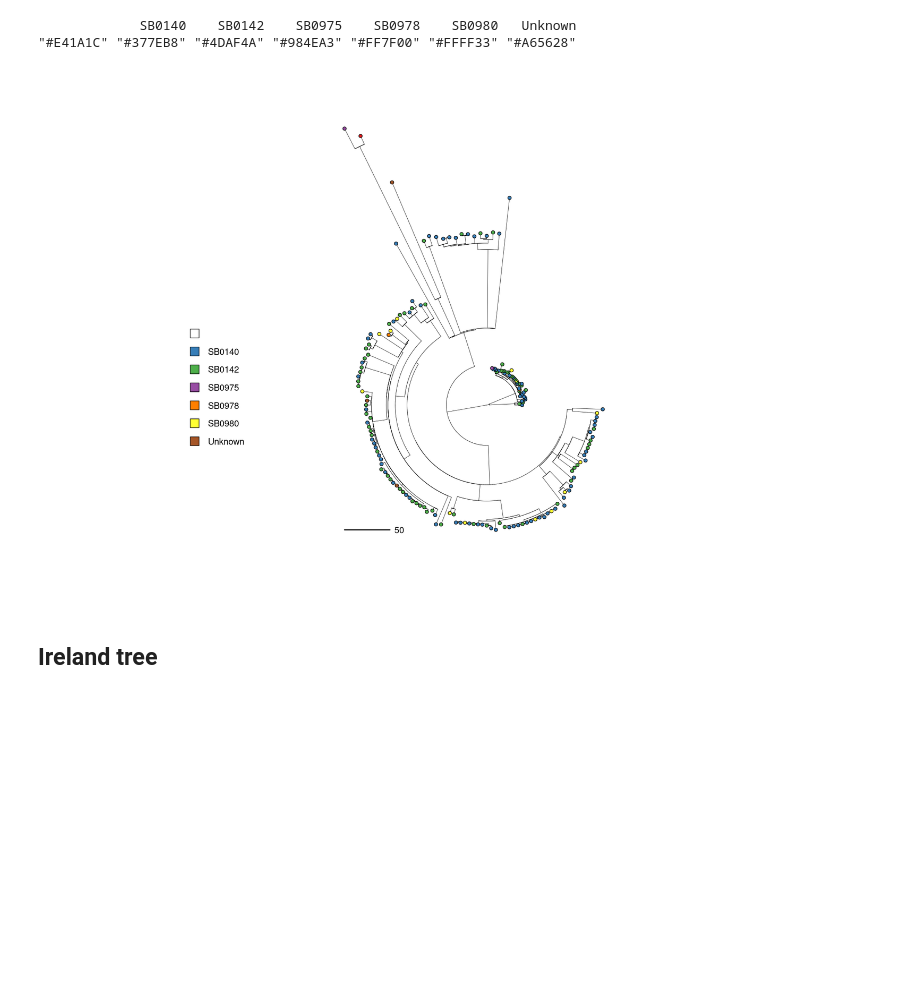
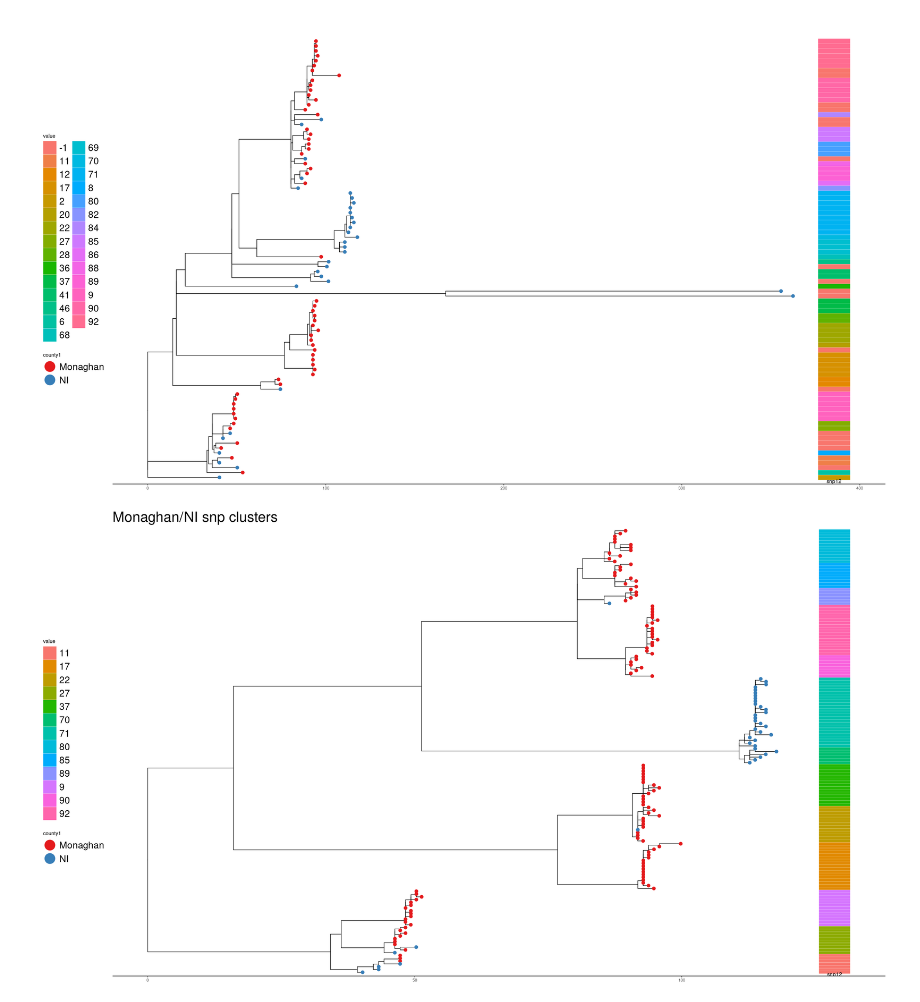
Before and after one commit to dmnfarrell/snipgenie, a Jupyter notebook: notebooks/lineages_tree.ipynb, the cells around one changed output. Saved outputs shown, nothing was run; the diff lists cells and outputs as text; code cells hidden in the pictures; blank space fills up the shorter version.

```diff
--- a/notebooks/lineages_tree.ipynb
+++ b/notebooks/lineages_tree.ipynb
@@ -16,14 +21,16 @@ meta <- read.table('/storage/btbgenie/combined_results/metadata.csv',sep=',',
                       header=TRUE,row.names=2)
 print (length(rownames(meta)))
 meta[is.na(meta)] <- "-"
+meta[] <- lapply(meta, as.character)
+
+gltree <- read.tree('/storage/btbgenie/global_results/tree.newick')
+meta1 <- read.table('/storage/btbgenie/global_results/metadata.csv',sep=',',
+                      header=TRUE,row.names=1)
+meta1[] <- lapply(meta1, as.character)
 mltree <- read.tree('/storage/btbgenie/combined_results/tree.newick')
-
-meta1 <- read.table('/storage/btbgenie/global_results/metadata.csv',sep=',',
-                   header=TRUE,row.names=1)
-meta1[is.na(meta1)] <- "-"
-mltree1 <- read.tree('/storage/btbgenie/global_results/tree.newick')
 
 meta2 <- read.table('/storage/btbgenie/mbovis_ireland/ireland_metadata.csv',sep=',',
                       header=TRUE,row.names=1)
-mltree2 <- read.tree('/storage/btbgenie/all_ireland_results/tree.newick')
+meta2[] <- lapply(meta2, as.character)
+iretree <- read.tree('/storage/btbgenie/all_ireland_results/tree.newick')
 # %% [output]
@@ -105,13 +183,19 @@ Returning the palette you asked for with that many colors
 # %%
-#ireland
-tips<-row.names(meta[meta$county=='Monaghan',])
-itree <- keep.tip(mltree, tips)
-itree <- drop.tip(itree, c('19-2438','19-4281','461'))
-plot_tree(itree,meta,column='SB',type='fan')
+tips<-row.names(meta2[meta2$county %in% c('Monaghan','NI'),])
+#print (length(tips))
+tips<-sample(tips,90)
+itree <- keep.tip(iretree, tips)
+#itree <- drop.tip(itree, c('19-2438','19-4281','461'))
+#plot_tree(itree,meta2,column='county',type='fan')
+ggplottree(itree,meta2,'county1','snp12',layout='rect',title='')
 # %% [output]
-             SB0140    SB0142    SB0975    SB0978    SB0980   Unknown
-"#E41A1C" "#377EB8" "#4DAF4A" "#984EA3" "#FF7F00" "#FFFF33" "#A65628"
-[figure, old version]
+[figure, new version]
-# %% [markdown]
-## Ireland tree
+# %%
+snp12cl <- c(25, 71, 92, 17, 37, 9, 22, 80, 27, 90, 85, 30, 11, 70, 89, 52, 79, 74)
+tips<-row.names(meta2[(meta2$snp12 %in% snp12cl) & (meta2$county %in% c('Monaghan','NI')),])
+itree<-keep.tip(iretree,tips)
+#plot_tree(itree,meta2,title='',column='snp12',cmap="Paired",type='fan')
+ggplottree(itree, meta2, 'county1','snp12','rect',title='Monaghan/NI snp clusters',cmap='Set1')
+# %% [output]
+[figure, added]
 # %%
```
Also changed, not shown: parts of 24 cells of this notebook, 9 other files.
